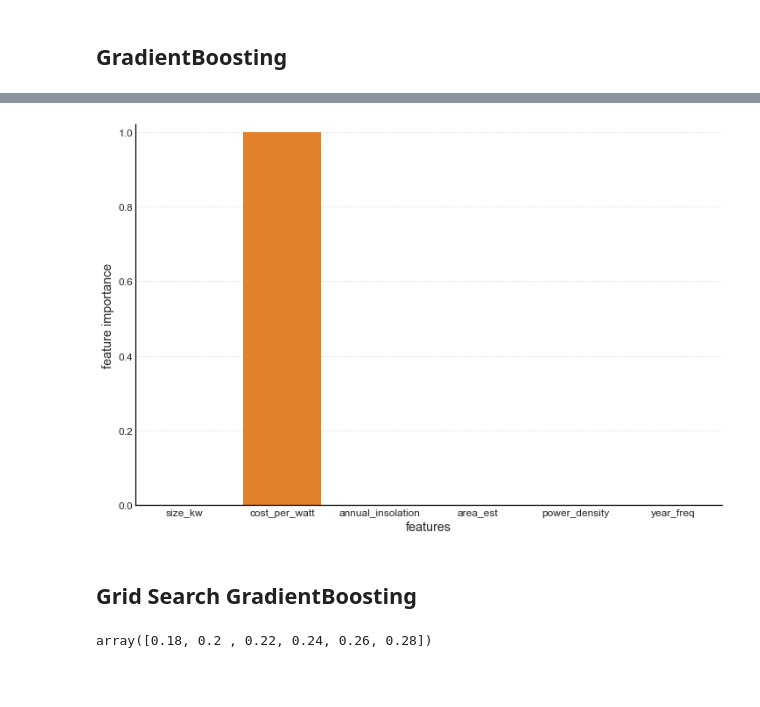
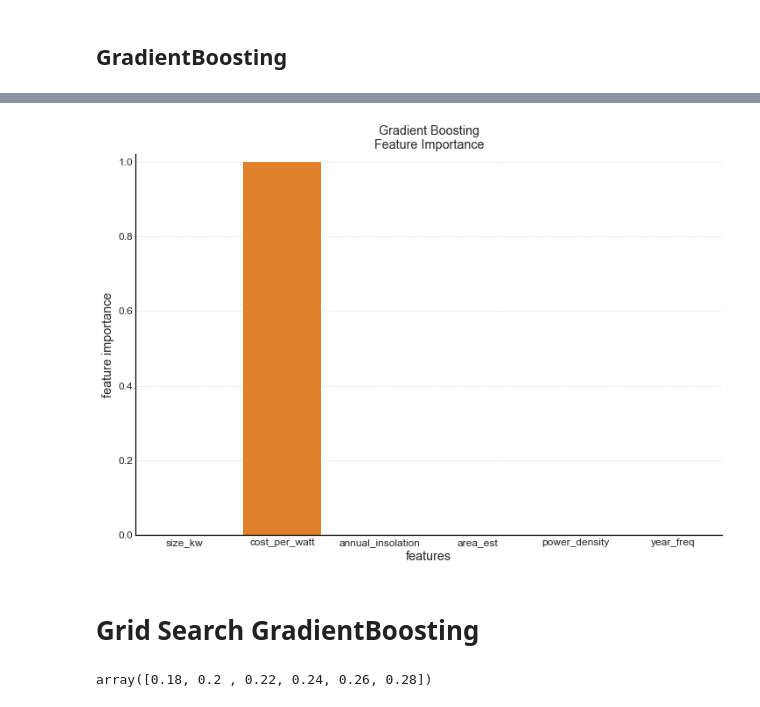
Before and after one commit to sergatron/projects, a Jupyter notebook: solar_array/solar_array_final_models.ipynb, the cells around one changed output, grey strips where cells are left out. Drawn from its saved outputs; the diff is of its cells as text; code cells hidden in the pictures; blank space fills up the shorter version.

```diff
--- a/solar_array/solar_array_final_models.ipynb
+++ b/solar_array/solar_array_final_models.ipynb
@@ -1175,22 +1196,22 @@ np.arange(30,35)
 array([30, 31, 32, 33, 34])
 # %%
 rf_grid_params = {}
-# rf_grid_params['regressor__max_depth'] = [19,20,21]
-rf_grid_params['regressor__n_estimators'] = [20,30,40,50]
+rf_grid_params['regressor__max_depth'] = [16,20,24]
+rf_grid_params['regressor__n_estimators'] = [20,30,40]
 # rf_grid_params['regressor__min_samples_split'] = [3,4,5]
 # rf_grid_params['feature select__k'] = [7]
 # %%
-grid_start_time = time.perf_counter()
+
 
 grid_search = GridSearchCV(
     rf_model,
     rf_grid_params,
     scoring=make_scorer(mean_squared_error, greater_is_better=False),
     cv=5,
-    n_jobs=-1,
+    n_jobs=6,
 )
 
 grid_search.fit(X_train, y_train.values.ravel())
-
+grid_start_time = time.perf_counter()
 print('Search time:', time.perf_counter() - grid_start_time)
 # %% [output]
@@ -1206,15 +1227,18 @@ Best RMSE: 121.3290113636973
 # %%
 rf_params = {
 
-#     'max_depth': grid_search.best_params_['regressor__max_depth'],
+    'max_depth': grid_search.best_params_['regressor__max_depth'],
     'n_estimators': grid_search.best_params_['regressor__n_estimators'],
 #     'min_samples_split': grid_search.best_params_['regressor__min_samples_split'],
-#     'n_jobs': -1,
+    'n_jobs': -1,
 
 }
 # define regressor and build pipeline
-rf_model = build_pipeline(RandomForestRegressor, n_jobs=7, k_select=7, **rf_params)
-
-# fit-predict, display metrics
-fit_predict(rf_model, X_train, y_train, X_test, y_test)
+rf_model_stats, rf_model = build_model(
+    RandomForestRegressor,
+    **rf_params,
+    model_name='rf'
+)
+print(rf_model_stats)
+plot_model_metrics(rf_model_stats, 'RandomForest')
 # %% [output]
@@ -1230,7 +1253,8 @@ RMSE on test set:           94.4987594451186
 # %%
 gb_params = dict(
     n_estimators = 100,
-
+#     subsample=0.8,
+    loss='lad'
 )
 # %%
 # X_train, y_train, X_test, y_test = train_test_split(df_2.drop(drop_this, axis=1),
@@ -1250,23 +1280,24 @@ plot_model_metrics(gb_model_stats, 'GradientBoosting')
 # %%
 gb_metrics_df = pd.DataFrame({
     'features': X_train.columns.values[gb_model.named_steps['feature select'].get_support()],
     'feature importance': gb_model.named_steps['regressor'].feature_importances_,
 
 })
 gb_metrics_df
 # rf_metrics_df.plot(kind='bar')
 # plt.xticks(ticks=np.arange(6), labels=rf_metrics_df['features'], rotation=0)
 # plt.ylabel('')
 # plt.show()
 
 sns.barplot(x=gb_metrics_df['features'],
            y=gb_metrics_df['feature importance'],
            )
+plt.title('Gradient Boosting\nFeature Importance')
 plt.show()
 # %% [output]
-[figure, old version]
+[figure, new version]
 # %% [markdown]
-## Grid Search GradientBoosting
+# Grid Search GradientBoosting
 # %%
 np.arange(0.18,0.28, 0.02)
 # %% [output]
```
Also changed, not shown: parts of 32 cells of this notebook, 1 other file.
